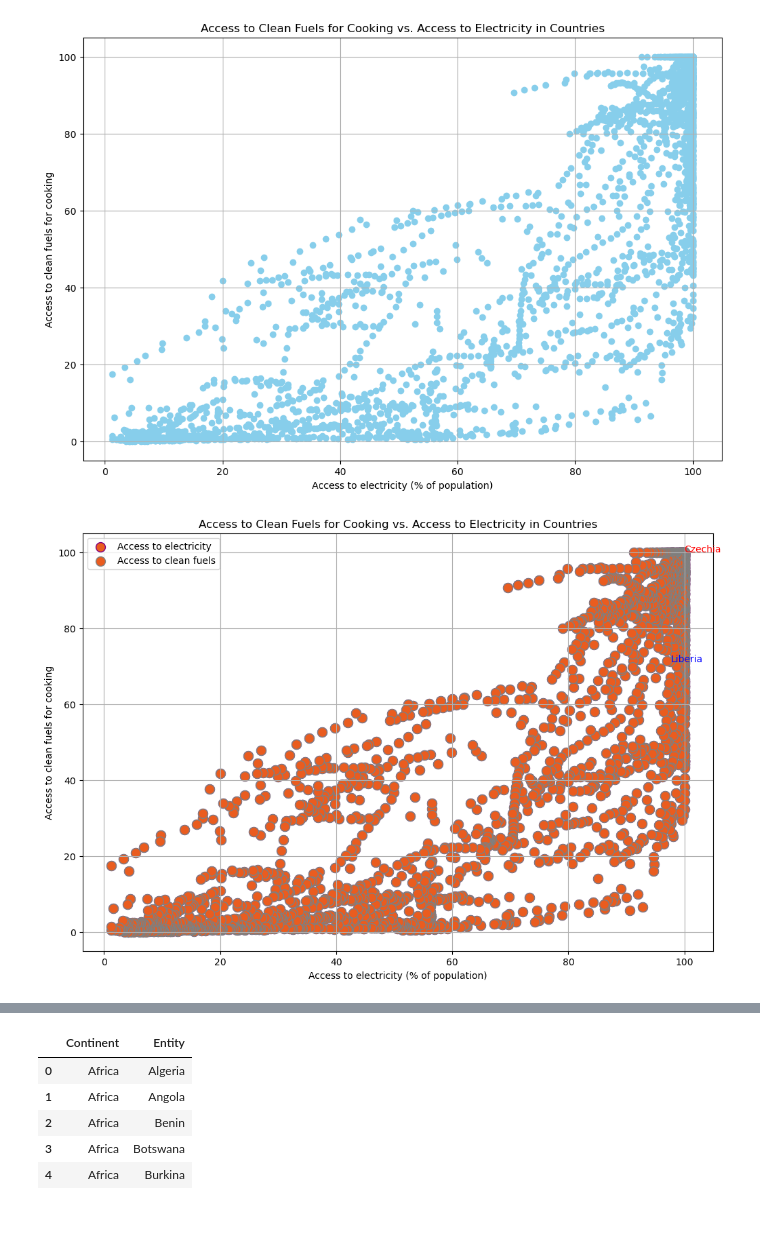
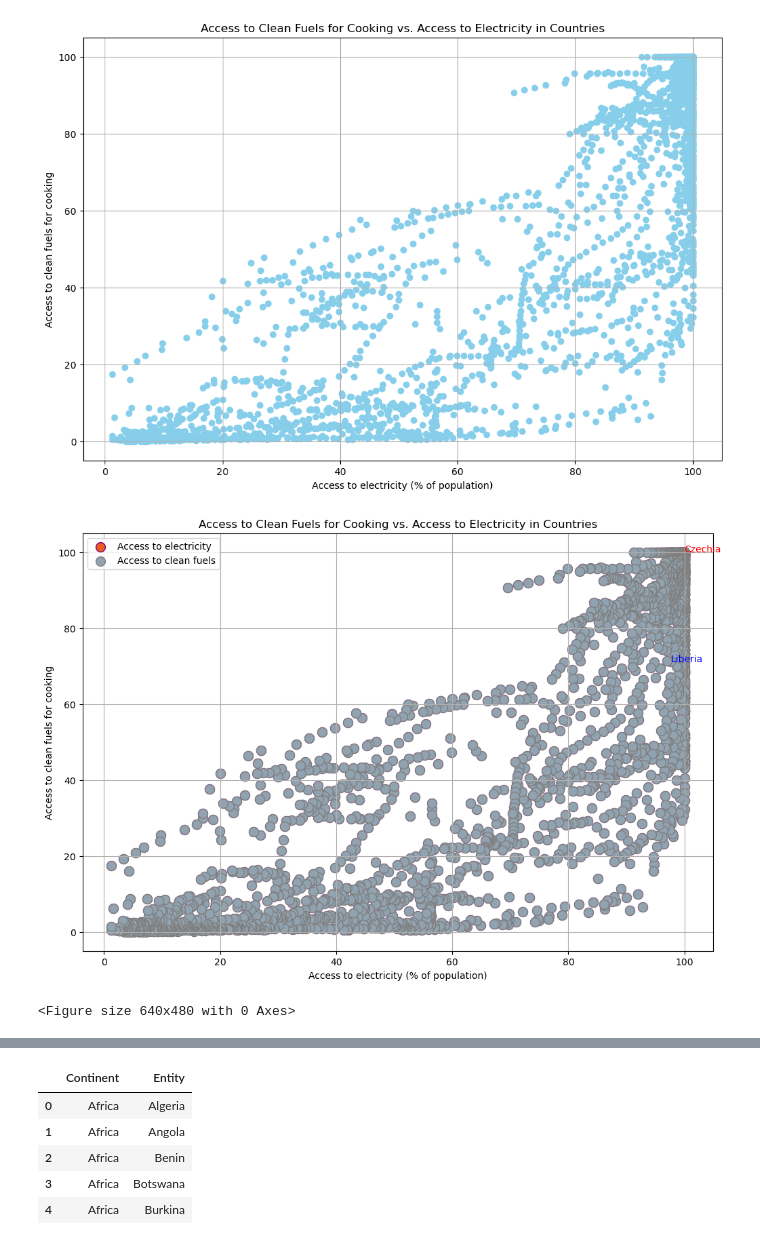
Before and after one commit to jwlosz/project-1-group17, a Jupyter notebook: sustainable master data-CopyLina.ipynb, the cells around one changed output, grey strips where cells are left out. Cells and saved outputs as stored; diff of their text form; code cells hidden in the pictures.

```diff
--- a/sustainable master data-CopyLina.ipynb
+++ b/sustainable master data-CopyLina.ipynb
@@ -322,32 +322,42 @@ plt.show()
 # %%
 # Sort the DataFrame based on access to electricity (% of population)
 access_to_elec_sorted = new_data_df.sort_values('Access to electricity (% of population)', ascending=False)
 
 # Visualize the data
 plt.figure(figsize=(12, 8))
 
 # Scatter plot for 'Access to electricity (% of population)' in orange
 plt.scatter(access_to_elec_sorted['Access to electricity (% of population)'], access_to_elec_sorted['Access to clean fuels for cooking'], edgecolors='purple', s=100, color='#EA5C1F', label='Access to electricity')
 
 # Scatter plot for 'Access to clean fuels for cooking' in grey
-plt.scatter(access_to_elec_sorted['Access to electricity (% of population)'], access_to_elec_sorted['Access to clean fuels for cooking'], edgecolors='grey', s=100, color='#EA5C1F', label='Access to clean fuels')
+plt.scatter(access_to_elec_sorted['Access to electricity (% of population)'], access_to_elec_sorted['Access to clean fuels for cooking'], edgecolors='grey', s=100, color='#91A3B0', label='Access to clean fuels')
 
 plt.xlabel('Access to electricity (% of population)')
 plt.ylabel('Access to clean fuels for cooking')
 plt.title('Access to Clean Fuels for Cooking vs. Access to Electricity in Countries')
 plt.grid(True)
 plt.legend()
 
 # Find and annotate the leader country in red
 leader_index = access_to_elec_sorted.index[0]
 leader_country = access_to_elec_sorted.loc[leader_index, 'Entity']
 plt.annotate(leader_country, (access_to_elec_sorted['Access to electricity (% of population)'].iloc[leader_index], access_to_elec_sorted['Access to clean fuels for cooking'].iloc[leader_index]), color='red')
 
 # Find and annotate the worst country in blue at the exact position
 worst_index = access_to_elec_sorted.index[-1]
 worst_country = access_to_elec_sorted.loc[worst_index, 'Entity']
 plt.annotate(worst_country, (access_to_elec_sorted['Access to electricity (% of population)'].iloc[worst_index], access_to_elec_sorted['Access to clean fuels for cooking'].iloc[worst_index]), color='blue')
+plt.show()
 
-plt.show()
+# Define the output directory where you want to save the image
+output_dir = "project-1-group17/Project Graphs"
+
+# Create the output directory if it doesn't exist
+if not os.path.exists(output_dir):
+    os.makedirs(output_dir)
+
+# Save the figure
+plt.savefig(os.path.join(output_dir,'Access to Clean Fuels vs Electricity'))
 # %% [output]
-[figure, old version]
+[figure, new version]
+<Figure size 640x480 with 0 Axes>
```
Also changed, not shown: parts of 18 cells of this notebook, 3 other files.
